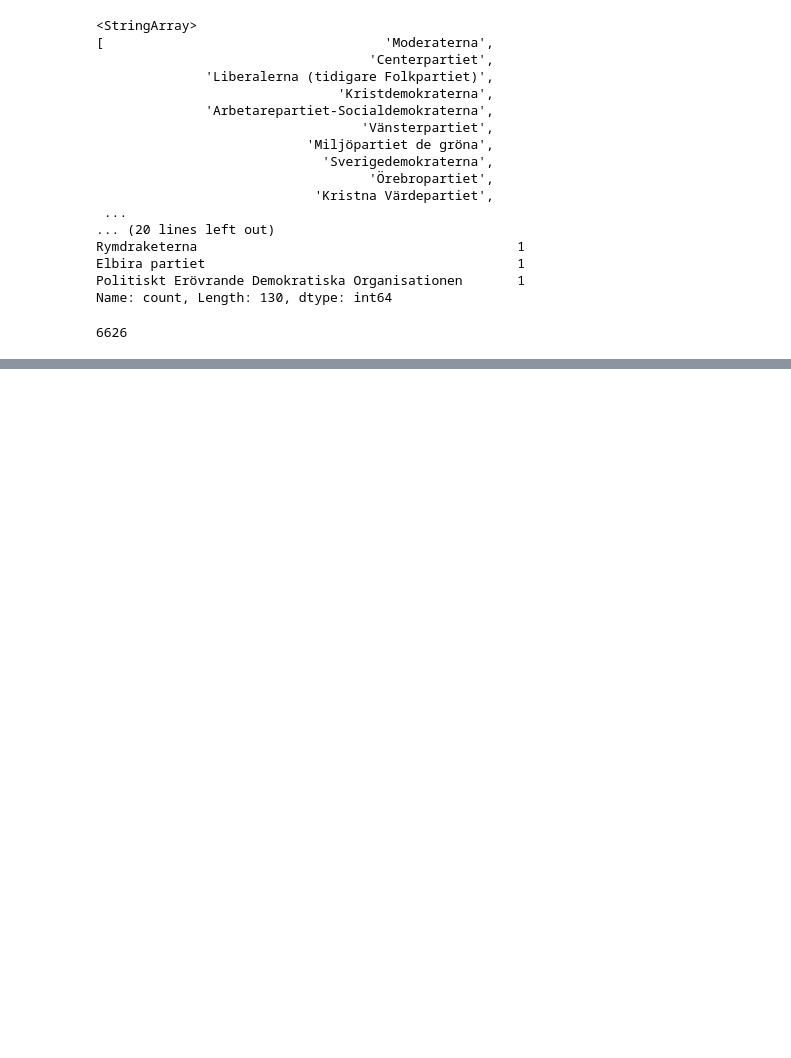
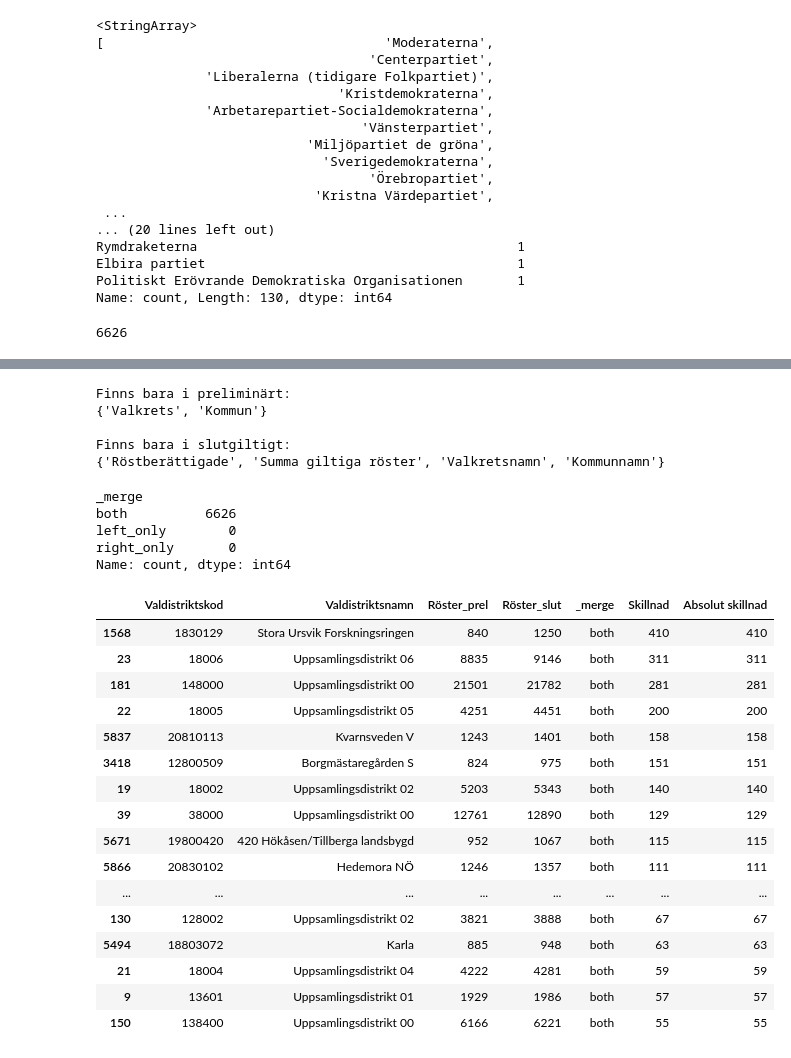
Before and after one commit to sven-0414/py-ai-lab, a Jupyter notebook: data_analysis/egen_lab.ipynb, the cells around one changed output, grey strips where cells are left out. Drawn from its saved outputs; the diff is of its cells as text; code cells hidden in the pictures; blank space fills up the shorter version.

Commit message:
Stora Ursvik Forskningsringen

```diff
--- a/data_analysis/egen_lab.ipynb
+++ b/data_analysis/egen_lab.ipynb
@@ -97,0 +162,64 @@ roster['Valdistriktskod'].nunique()
+# %%
+# Det skiljer två fält, vad är det?
+
+prel_kolumner = set(prel_giltiga.columns)
+slutg_kolumner = set(slutg_giltiga.columns)
+
+print("Finns bara i preliminärt:")
+print(prel_kolumner - slutg_kolumner)
+
+print("\nFinns bara i slutgiltigt:")
+print(slutg_kolumner - prel_kolumner)
+# %% [output]
+Finns bara i preliminärt:
+{'Valkrets', 'Kommun'}
+
+Finns bara i slutgiltigt:
+{'Röstberättigade', 'Summa giltiga röster', 'Valkretsnamn', 'Kommunnamn'}
+# %%
+jamforelse = pd.merge(
+    prel_giltiga[['Valdistriktskod', 'Valdistriktsnamn', 'Röster']],
+    slutg_giltiga[['Valdistriktskod', 'Röster']],
+    on='Valdistriktskod',
+    how='outer',
+    suffixes=('_prel', '_slut'),
+    indicator=True,
+    validate='one_to_one'
+)
+# %%
+print(jamforelse['_merge'].value_counts())
+# %% [output]
+_merge
+both          6626
+left_only        0
+right_only       0
+Name: count, dtype: int64
+# %%
+jamforelse['Skillnad'] = (
+    jamforelse['Röster_slut'] - jamforelse['Röster_prel']
+)
+
+jamforelse['Absolut skillnad'] = jamforelse['Skillnad'].abs()
+# %%
+jamforelse.sort_values(
+    'Skillnad',
+    ascending=False
+).head(20)
+# %% [output]
+|  | Valdistriktskod | Valdistriktsnamn | Röster_prel | Röster_slut | _merge | Skillnad | Absolut skillnad |
+| 1568 | 1830129 | Stora Ursvik Forskningsringen | 840 | 1250 | both | 410 | 410 |
+| 23 | 18006 | Uppsamlingsdistrikt 06 | 8835 | 9146 | both | 311 | 311 |
+| 181 | 148000 | Uppsamlingsdistrikt 00 | 21501 | 21782 | both | 281 | 281 |
+| 22 | 18005 | Uppsamlingsdistrikt 05 | 4251 | 4451 | both | 200 | 200 |
+| 5837 | 20810113 | Kvarnsveden V | 1243 | 1401 | both | 158 | 158 |
+| 3418 | 12800509 | Borgmästaregården S | 824 | 975 | both | 151 | 151 |
+| 19 | 18002 | Uppsamlingsdistrikt 02 | 5203 | 5343 | both | 140 | 140 |
+| 39 | 38000 | Uppsamlingsdistrikt 00 | 12761 | 12890 | both | 129 | 129 |
+| 5671 | 19800420 | 420 Hökåsen/Tillberga landsbygd | 952 | 1067 | both | 115 | 115 |
+| 5866 | 20830102 | Hedemora NÖ | 1246 | 1357 | both | 111 | 111 |
+| ... | ... | ... | ... | ... | ... | ... | ... |
+| 130 | 128002 | Uppsamlingsdistrikt 02 | 3821 | 3888 | both | 67 | 67 |
+| 5494 | 18803072 | Karla | 885 | 948 | both | 63 | 63 |
+| 21 | 18004 | Uppsamlingsdistrikt 04 | 4222 | 4281 | both | 59 | 59 |
+| 9 | 13601 | Uppsamlingsdistrikt 01 | 1929 | 1986 | both | 57 | 57 |
+| 150 | 138400 | Uppsamlingsdistrikt 00 | 6166 | 6221 | both | 55 | 55 |
```
Also changed, not shown: parts of 5 cells of this notebook.
